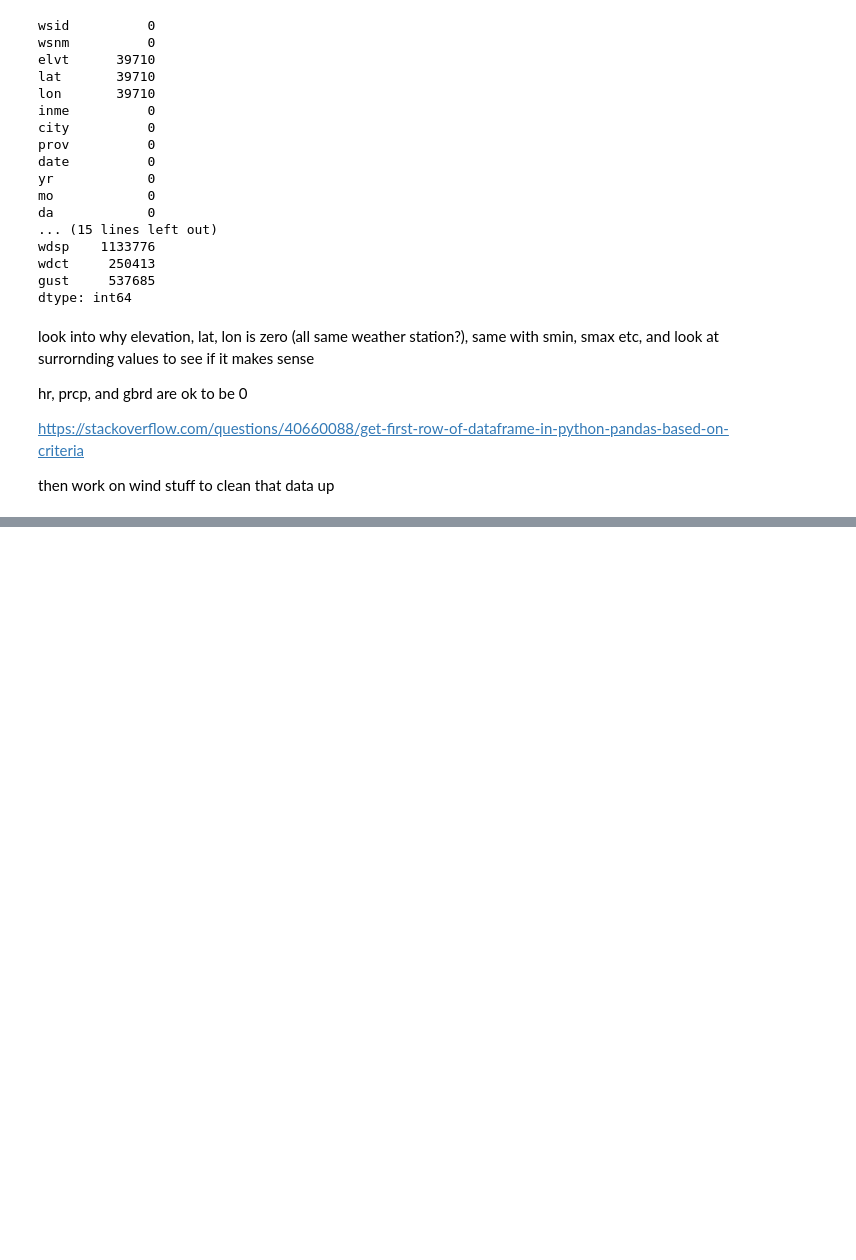
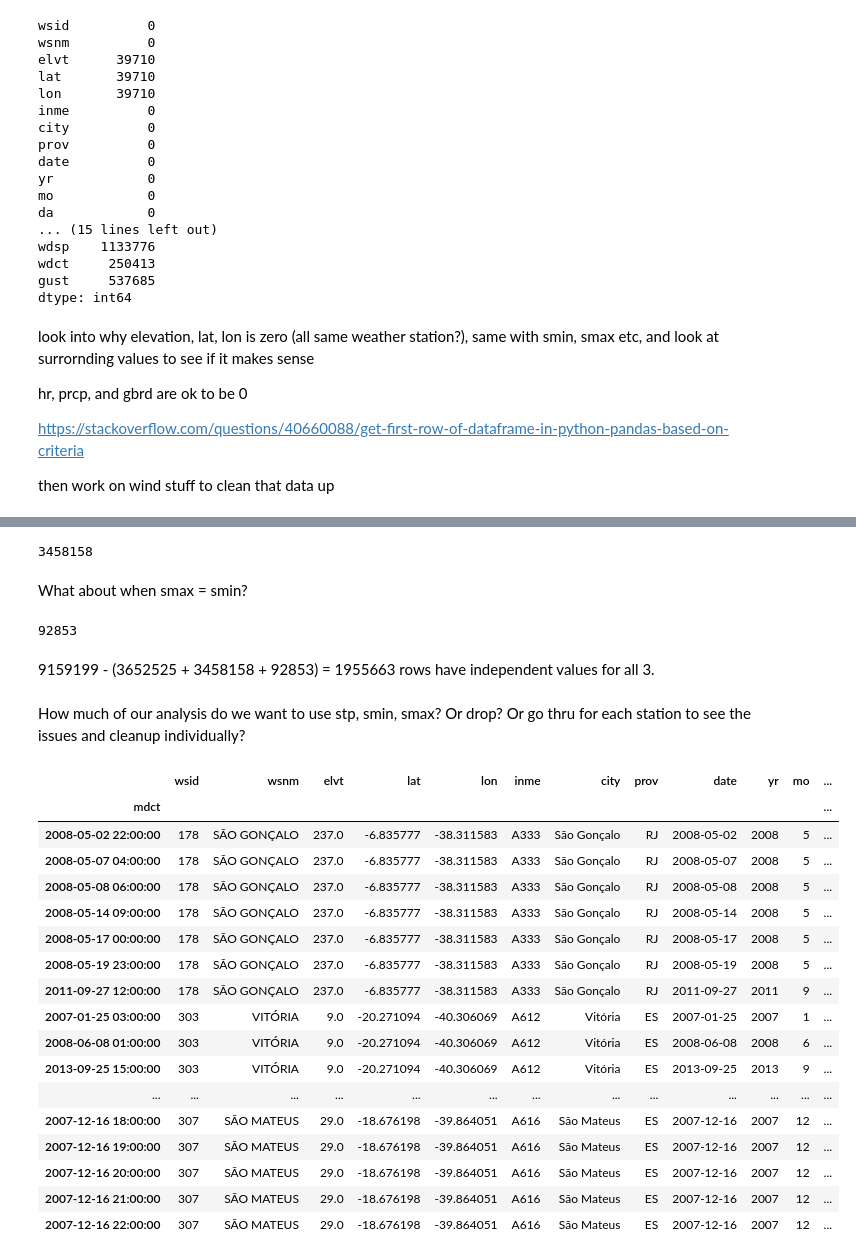
Before and after one commit to sanjayr1/Data_Tools_Brazil_Weather, a Jupyter notebook: Data_cleanup.ipynb, the cells around one changed output, grey strips where cells are left out. Saved outputs shown, nothing was run; the diff lists cells and outputs as text; code cells hidden in the pictures; blank space fills up the shorter version.

```diff
--- a/Data_cleanup.ipynb
+++ b/Data_cleanup.ipynb
@@ -174,3 +164,5 @@ https://stackoverflow.com/questions/40660088/get-first-row-of-dataframe-in-pytho
 then work on wind stuff to clean that data up
 # %%
 df.to_hdf('cleaning_up_df.hdf','mydata',mode='w')
+# %%
+df = pd.read_hdf('cleaning_up_df.hdf','mydata')
@@ -176,0 +212,4 @@ df.to_hdf('cleaning_up_df.hdf','mydata',mode='w')
+# %%
+df['elvt'].replace(0, 4, inplace=True)
+df['lat'].replace(0, -23.993611, inplace=True)
+df['lon'].replace(0, -46.256389, inplace=True)
@@ -176,0 +249,37 @@ df.to_hdf('cleaning_up_df.hdf','mydata',mode='w')
+# %%
+stp_smin_equal = df[df['stp'] == df['smin']].count().stp
+stp_smin_equal
+# %% [output]
+3458158
+# %% [markdown]
+What about when smax = smin?
+# %%
+smax_smin_equal = df[df['smax'] == df['smin']].count().stp
+smax_smin_equal
+# %% [output]
+92853
+# %% [markdown]
+9159199 - (3652525 + 3458158 + 92853) = 1955663 rows have independent values for all 3.
+# %% [markdown]
+How much of our analysis do we want to use stp, smin, smax? Or drop? Or go thru for each station to see the issues and cleanup individually?
+# %%
+df[df.wdct == 0].head(300)
+# %% [output]
+|  | wsid | wsnm | elvt | lat | lon | inme | city | prov | date | yr | mo | ... |
+| mdct |  |  |  |  |  |  |  |  |  |  |  | ... |
+| 2008-05-02 22:00:00 | 178 | SÃO GONÇALO | 237.0 | -6.835777 | -38.311583 | A333 | São Gonçalo | RJ | 2008-05-02 | 2008 | 5 | ... |
+| 2008-05-07 04:00:00 | 178 | SÃO GONÇALO | 237.0 | -6.835777 | -38.311583 | A333 | São Gonçalo | RJ | 2008-05-07 | 2008 | 5 | ... |
+| 2008-05-08 06:00:00 | 178 | SÃO GONÇALO | 237.0 | -6.835777 | -38.311583 | A333 | São Gonçalo | RJ | 2008-05-08 | 2008 | 5 | ... |
+| 2008-05-14 09:00:00 | 178 | SÃO GONÇALO | 237.0 | -6.835777 | -38.311583 | A333 | São Gonçalo | RJ | 2008-05-14 | 2008 | 5 | ... |
+| 2008-05-17 00:00:00 | 178 | SÃO GONÇALO | 237.0 | -6.835777 | -38.311583 | A333 | São Gonçalo | RJ | 2008-05-17 | 2008 | 5 | ... |
+| 2008-05-19 23:00:00 | 178 | SÃO GONÇALO | 237.0 | -6.835777 | -38.311583 | A333 | São Gonçalo | RJ | 2008-05-19 | 2008 | 5 | ... |
+| 2011-09-27 12:00:00 | 178 | SÃO GONÇALO | 237.0 | -6.835777 | -38.311583 | A333 | São Gonçalo | RJ | 2011-09-27 | 2011 | 9 | ... |
+| 2007-01-25 03:00:00 | 303 | VITÓRIA | 9.0 | -20.271094 | -40.306069 | A612 | Vitória | ES | 2007-01-25 | 2007 | 1 | ... |
+| 2008-06-08 01:00:00 | 303 | VITÓRIA | 9.0 | -20.271094 | -40.306069 | A612 | Vitória | ES | 2008-06-08 | 2008 | 6 | ... |
+| 2013-09-25 15:00:00 | 303 | VITÓRIA | 9.0 | -20.271094 | -40.306069 | A612 | Vitória | ES | 2013-09-25 | 2013 | 9 | ... |
+| ... | ... | ... | ... | ... | ... | ... | ... | ... | ... | ... | ... | ... |
+| 2007-12-16 18:00:00 | 307 | SÃO MATEUS | 29.0 | -18.676198 | -39.864051 | A616 | São Mateus | ES | 2007-12-16 | 2007 | 12 | ... |
+| 2007-12-16 19:00:00 | 307 | SÃO MATEUS | 29.0 | -18.676198 | -39.864051 | A616 | São Mateus | ES | 2007-12-16 | 2007 | 12 | ... |
+| 2007-12-16 20:00:00 | 307 | SÃO MATEUS | 29.0 | -18.676198 | -39.864051 | A616 | São Mateus | ES | 2007-12-16 | 2007 | 12 | ... |
+| 2007-12-16 21:00:00 | 307 | SÃO MATEUS | 29.0 | -18.676198 | -39.864051 | A616 | São Mateus | ES | 2007-12-16 | 2007 | 12 | ... |
+| 2007-12-16 22:00:00 | 307 | SÃO MATEUS | 29.0 | -18.676198 | -39.864051 | A616 | São Mateus | ES | 2007-12-16 | 2007 | 12 | ... |
```
Also changed, not shown: parts of 17 cells of this notebook.
